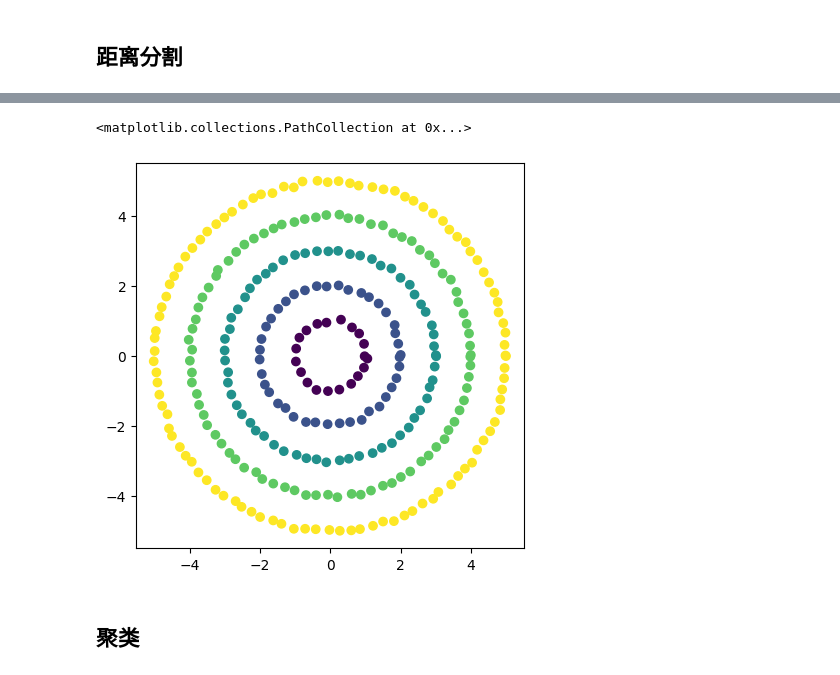
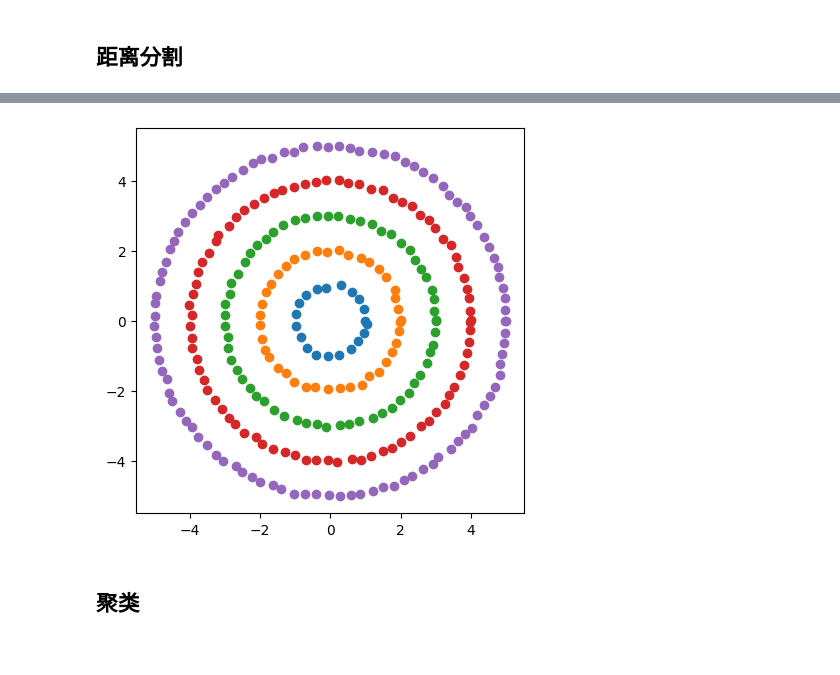
Before and after one commit to NagatoYuki0943/ML, a Jupyter notebook: code/sklearn07_cluster/split_circles.ipynb, the cells around one changed output, grey strips where cells are left out. Saved outputs shown, nothing was run; the diff lists cells and outputs as text; code cells hidden in the pictures.

Commit message:
update circles

```diff
--- a/code/sklearn07_cluster/split_circles.ipynb
+++ b/code/sklearn07_cluster/split_circles.ipynb
@@ -102,27 +115,37 @@ def split_circles(points: np.ndarray, circle_nums: int, threshold_range: float =
 # %%
-def split_circles_adaptive(points: np.ndarray, circle_nums: int, init_threshold_range: float = 0.5, range_change: float = 0.1, times: int = 10) -> tuple:
+def split_circles_adaptive(
+    points: np.ndarray,
+    circle_nums: int,
+    min_group_size: int = 0,
+    momentum: float = 0.9,
+    init_threshold_range: float = 0.5,
+    range_change: float = 0.01,
+    times: int = 100
+) -> list:
     """找到的圆环数量如果大于指定的数量，要调高 threshold_range，否则减小 threshold_range
 
     Args:
         points (np.ndarray): xy坐标 [[x1, y1], [x2, y2], ...]
         circle_nums (int, optional): 圆环数量.
+        min_group_size (int, optional): 分组时每个类别的最小数量，会过滤掉分组数小于这个值的坐标，如果不想过滤，将这个值调整为<=0即可. Defaults to 0.
         init_threshold_range (float, optional): 初始设置阈值，这里我们取相邻同心圆半径差的一半. Defaults to 0.5.
-        range_change (float, optional): 每次变换阈值的步长. Defaults to 0.1.
-        times (int, optional): 循环次数. Defaults to 10.
+        range_change (float, optional): 每次变换阈值的步长. Defaults to 0.01
+        times (int, optional): 循环次数. Defaults to 100.
+        momentum (float, optional): 通过动量动态更新⚪的半径. Defaults to 0.9.
 
     Returns:
-        tuple: 分组index和分开的坐标
+        list: 分组的坐标
     """
     threshold_range = init_threshold_range
     for i in range(times):
         # 检测圆环
-        group_index, single_edges = split_circles(points, circle_nums, threshold_range)
+        group_circles = split_circles(points, circle_nums, threshold_range, min_group_size, momentum)
         # 检测到的圆环数量
-        detect_circle_nums = len(single_edges.keys())
+        detect_circle_nums = len(group_circles)
         print(f"try time {i + 1}: {threshold_range = }, {detect_circle_nums = }")
         if detect_circle_nums == circle_nums:
             # 数量相等,就返回
-            return group_index, single_edges
+            return group_circles
         elif detect_circle_nums > circle_nums:
             # 检测圆环数量多，提高阈值
             threshold_range += range_change
@@ -132,10 +155,9 @@ def split_circles_adaptive(points: np.ndarray, circle_nums: int, init_threshold_
 
         # 如果阈值小于等于0，就直接返回最后一次的检测结果
         if threshold_range <= 0:
-            return group_index, single_edges
+            return group_circles
 # %%
-group_index, single_edges = split_circles_adaptive(xy, circle_nums = 5, init_threshold_range = 0.5)
-print(group_index)
-single_edges.keys()
+group_circles = split_circles_adaptive(xy, circle_nums = 5, init_threshold_range = 0.5, min_group_size=5, momentum=0.9)
+len(group_circles)
 # %% [output]
 try time 1: threshold_range = 0.5, detect_circle_nums = 5
@@ -156,9 +165,9 @@ dict_keys([1, 2, 3, 4, 5])
 # %%
 plt.figure(figsize=(5, 5))
-plt.scatter(x, y, c=group_index)
+for group_circle in group_circles:
+    plt.scatter(group_circle[:, 0], group_circle[:, 1])
 # %% [output]
-<matplotlib.collections.PathCollection at 0x...>
-[figure, old version]
+[figure, new version]
 # %% [markdown]
 ## 聚类
 # %%
```
Also changed, not shown: parts of 2 cells of this notebook, 1 other file.
